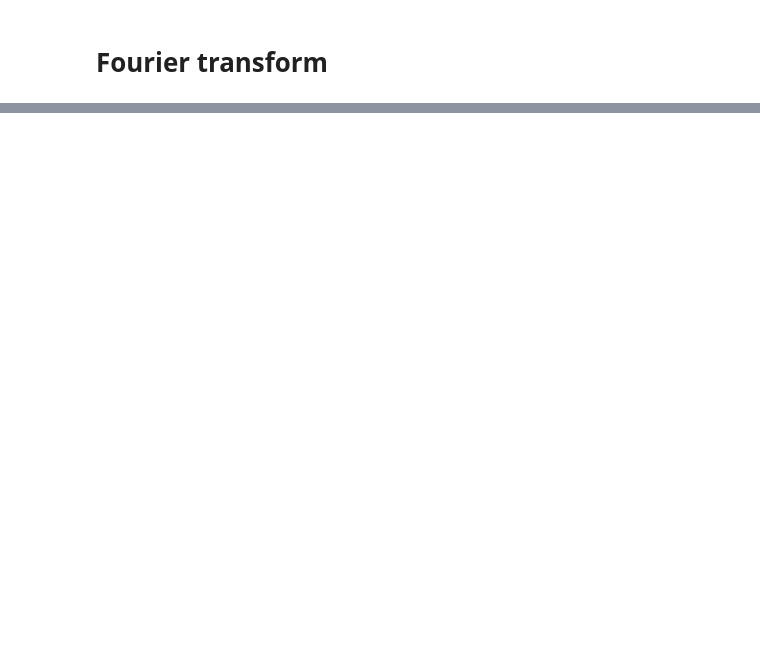
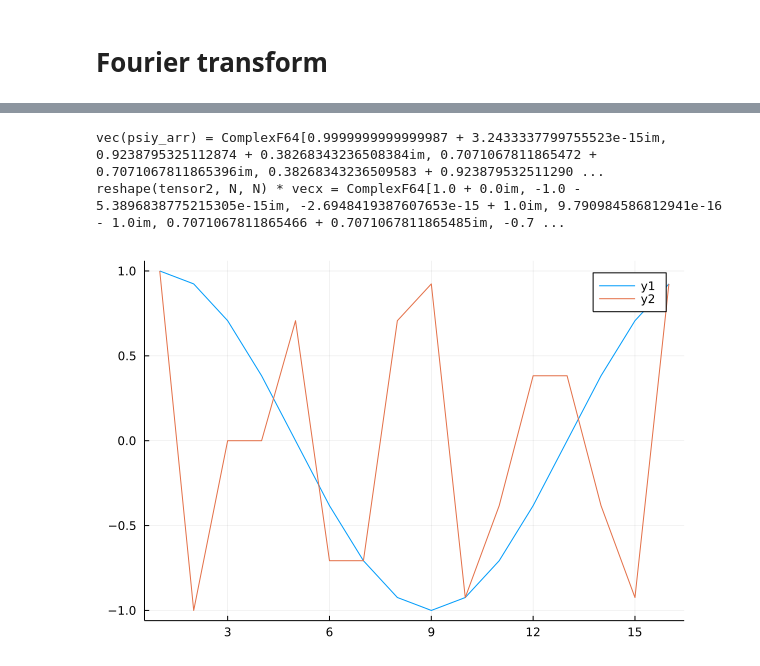
Before and after one commit to shinaoka/MultiScales.jl, a Jupyter notebook: notebook/ft.ipynb, the cells around one changed output, grey strips where cells are left out. Saved outputs shown, nothing was run; the diff lists cells and outputs as text; code cells hidden in the pictures; blank space fills up the shorter version.

```diff
--- a/notebook/ft.ipynb
+++ b/notebook/ft.ipynb
@@ -70,0 +87,18 @@ svd_res.S
+# %%
+# `tmat:` (t_0, ..., t_{Q-1}, x_0, ..., x_{Q-1})
+# `tensor2`: (t_{Q-1}, ..., t0, x_0, ..., x_{Q-1})
+dims = Int[]
+for i in 1:nbit
+    push!(dims, nbit+1-i)
+end
+for i in 1:nbit
+    push!(dims, i+nbit)
+end
+@show dims
+
+cutoff = 1E-10
+maxdim = 100
+
+tensor2 = permutedims(tmat, dims)
+
+M = MPO(ITensor(tensor2, sites, sites'), sites; cutoff=cutoff, maxdim=maxdim)
@@ -70,0 +112,37 @@ svd_res.S
+# %%
+for states in [repeat(["1"], nbit)]
+    psix = MPS(sites, states)
+    psiy = noprime(contract(M, psix))
+
+    # Indices of psiy: (t_{Q-1}, ...., t_0)
+    psiy_arr = Array(reduce(*, psiy), sites...)
+    #@assert psiy_arr ≈ ones(ComplexF64, size(psiy_arr)...)
+
+    # Indices of psix: (x_0, ...., x_{Q-1})
+    vecx = reshape(Array(reduce(*, psix), sites...), N)
+    @show vec(psiy_arr)
+    @show reshape(tensor2, N, N) * vecx
+end
+# %% [output]
+vec(psiy_arr) = ComplexF64[0.9999999999999987 + 3.2433337799755523e-15im, 0.9238795325112874 + 0.38268343236508384im, 0.7071067811865472 + 0.7071067811865396im, 0.38268343236509583 + 0.923879532511290 ...
+reshape(tensor2, N, N) * vecx = ComplexF64[1.0 + 0.0im, -1.0 - 5.3896838775215305e-15im, -2.6948419387607653e-15 + 1.0im, 9.790984586812941e-16 - 1.0im, 0.7071067811865466 + 0.7071067811865485im, -0.7 ...
+# %%
+states = repeat(["1"], nbit)
+psix = MPS(sites, states)
+psiy = noprime(contract(M, psix))
+
+# Indices of psiy: (t_{Q-1}, ...., t_0)
+psiy_arr = Array(reduce(*, psiy), sites...)
+#@assert psiy_arr ≈ ones(ComplexF64, size(psiy_arr)...)
+
+# Indices of psix: (x_0, ...., x_{Q-1})
+vecx = reshape(Array(reduce(*, psix), sites...), N)
+
+p = plot()
+plot!(p, real.(vec(psiy_arr)))
+
+
+tmp = reshape(tensor2, N, N) * vecx
+plot!(p, real.(vec(tmp)))
+# %% [output]
+[figure, added]
```
Also changed, not shown: parts of 8 cells of this notebook, 4 other files.
